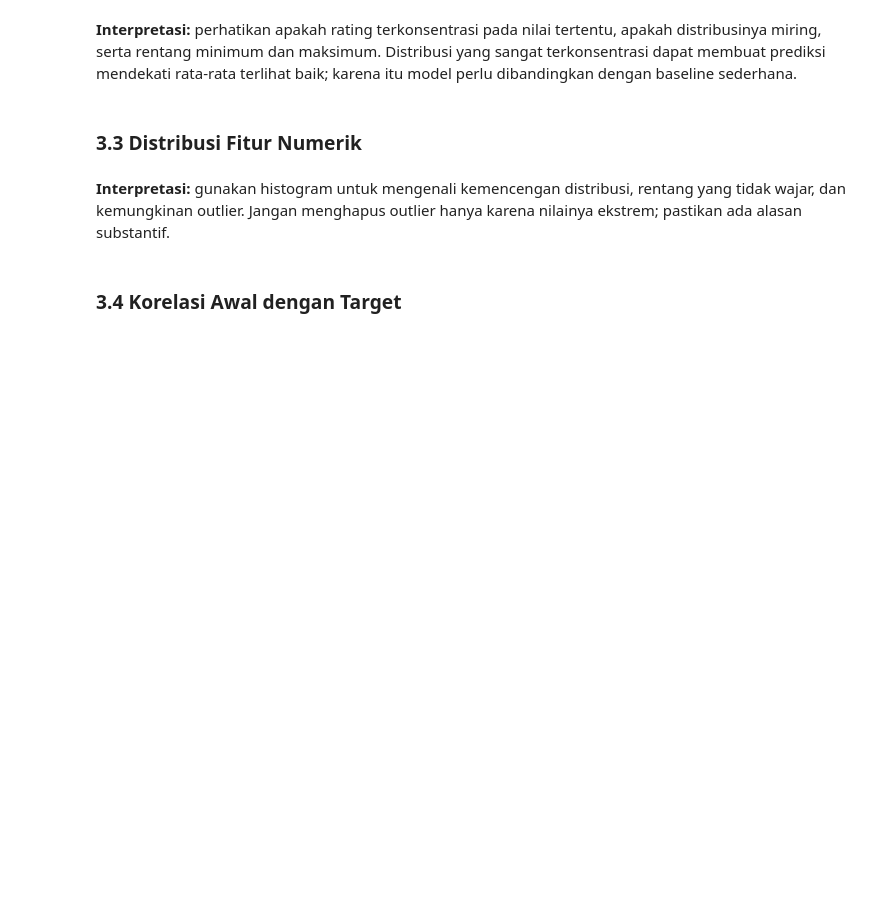
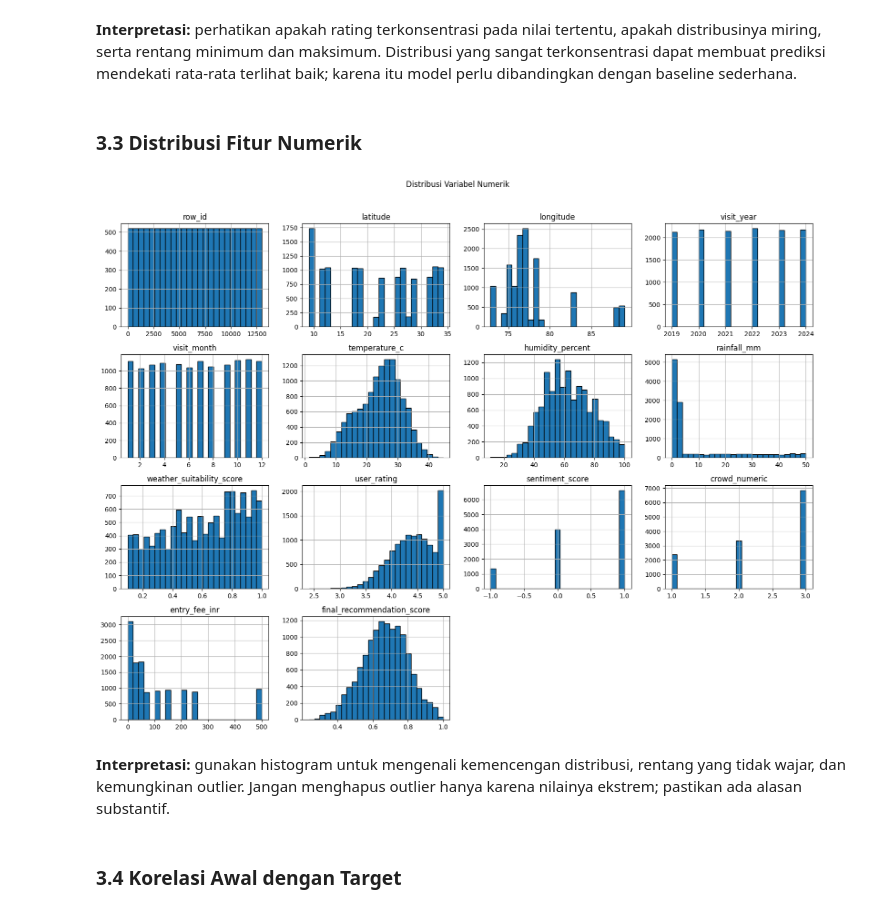
Before and after one commit to Rizqy-Azka/kel20_IFB_Info-Plesiran, a Jupyter notebook: Project_Akhir.ipynb, the cells around one changed output. Saved outputs shown, nothing was run; the diff lists cells and outputs as text; code cells hidden in the pictures; blank space fills up the shorter version.

```diff
--- a/Project_Akhir.ipynb
+++ b/Project_Akhir.ipynb
@@ -110,6 +236,14 @@ EDA dilakukan untuk memahami struktur data, distribusi target, nilai kosong, dup
 **Interpretasi:** perhatikan apakah rating terkonsentrasi pada nilai tertentu, apakah distribusinya miring, serta rentang minimum dan maksimum. Distribusi yang sangat terkonsentrasi dapat membuat prediksi mendekati rata-rata terlihat baik; karena itu model perlu dibandingkan dengan baseline sederhana.
 # %% [markdown]
 ### 3.3 Distribusi Fitur Numerik
+# %%
+numeric_all = df.select_dtypes(include=np.number).columns.tolist()
+df[numeric_all].hist(figsize=(16, 12), bins=25, edgecolor="black")
+plt.suptitle("Distribusi Variabel Numerik", y=1.02)
+plt.tight_layout()
+plt.show()
+# %% [output]
+[figure, added]
 # %% [markdown]
 **Interpretasi:** gunakan histogram untuk mengenali kemencengan distribusi, rentang yang tidak wajar, dan kemungkinan outlier. Jangan menghapus outlier hanya karena nilainya ekstrem; pastikan ada alasan substantif.
 # %% [markdown]
```
Also changed, not shown: parts of 9 cells of this notebook.
